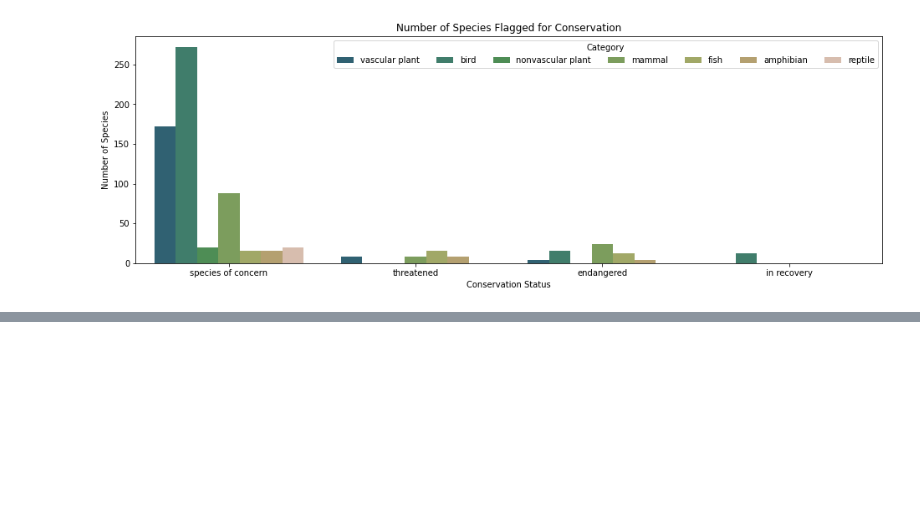
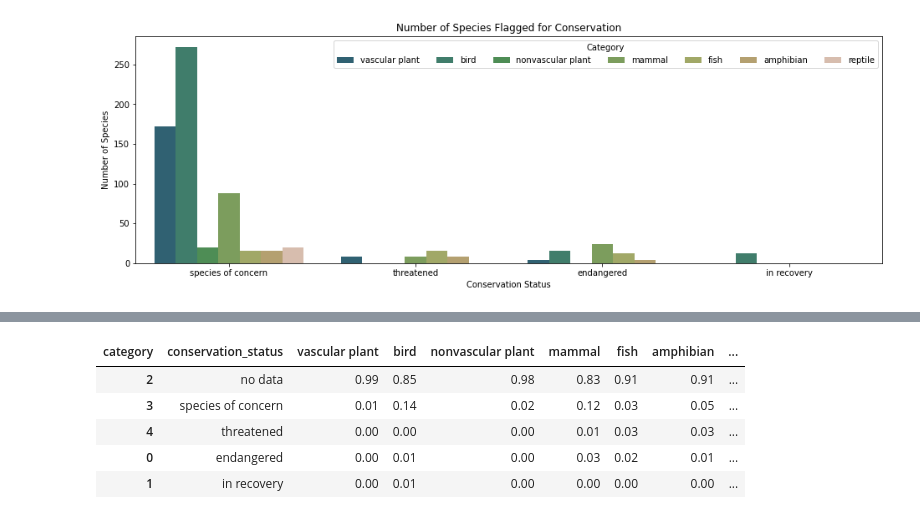
Before and after one commit to leahmfulmer/codecademy-projects, a Jupyter notebook: national-parks-service-biodiversity/lmf-national-parks-service-biodiversity.ipynb, the cells around one changed output, grey strips where cells are left out. Drawn from its saved outputs; the diff is of its cells as text; code cells hidden in the pictures; blank space fills up the shorter version.

```diff
--- a/national-parks-service-biodiversity/lmf-national-parks-service-biodiversity.ipynb
+++ b/national-parks-service-biodiversity/lmf-national-parks-service-biodiversity.ipynb
@@ -527,0 +360,18 @@ Once again, there is a surprising amount of uniformity with respect to the numbe
+# %%
+# Convert values to proportions
+df = pivot_conservation_values
+numeric_columns = [col for col in df.columns if df[col].dtypes == 'int64']
+
+for i in numeric_columns:
+    df[i] = np.round(df[i] / df[i].sum(), 2)
+
+# Examine dataframe
+pivot_conservation_proportions = df
+pivot_conservation_proportions
+# %% [output]
+| category | conservation_status | vascular plant | bird | nonvascular plant | mammal | fish | amphibian | ... |
+| 2 | no data | 0.99 | 0.85 | 0.98 | 0.83 | 0.91 | 0.91 | ... |
+| 3 | species of concern | 0.01 | 0.14 | 0.02 | 0.12 | 0.03 | 0.05 | ... |
+| 4 | threatened | 0.00 | 0.00 | 0.00 | 0.01 | 0.03 | 0.03 | ... |
+| 0 | endangered | 0.00 | 0.01 | 0.00 | 0.03 | 0.02 | 0.01 | ... |
+| 1 | in recovery | 0.00 | 0.01 | 0.00 | 0.00 | 0.00 | 0.00 | ... |
```
Also changed, not shown: parts of 35 cells of this notebook.
